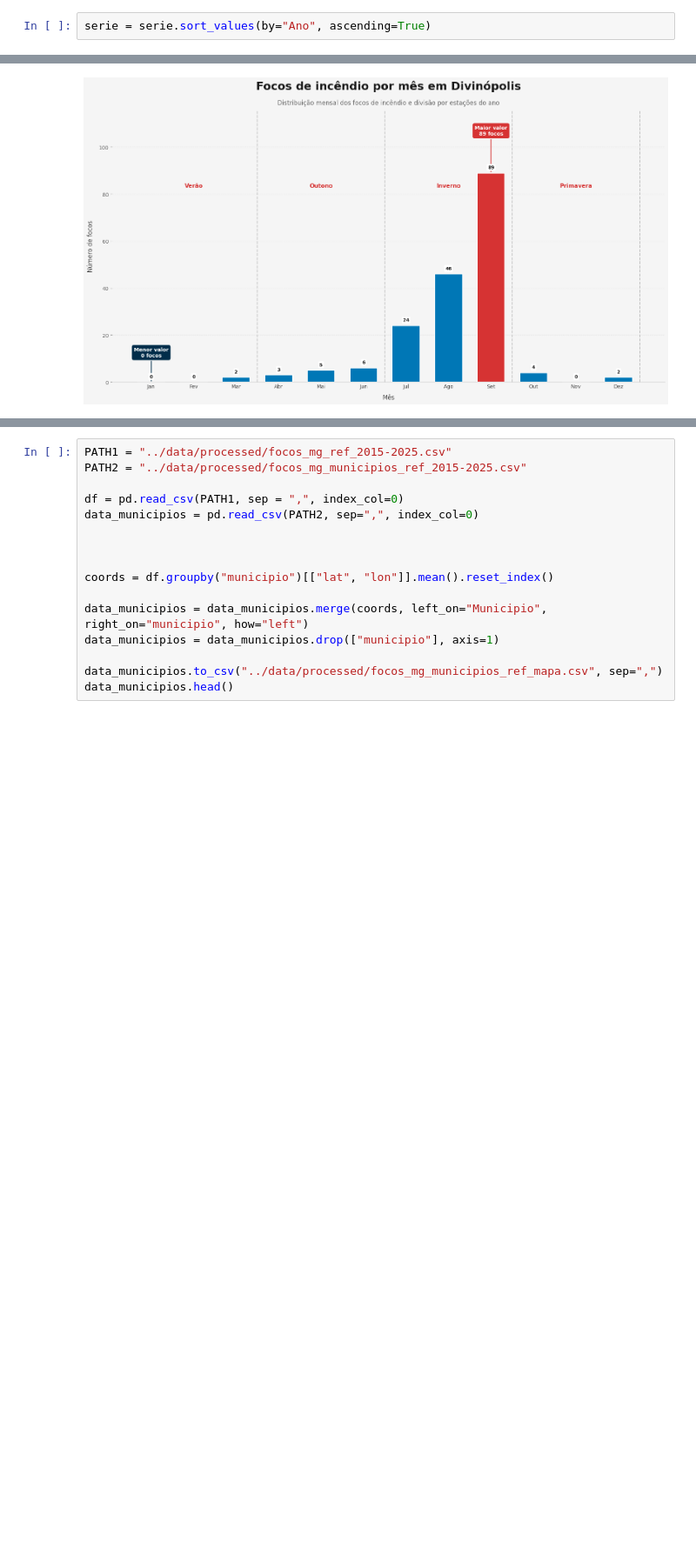
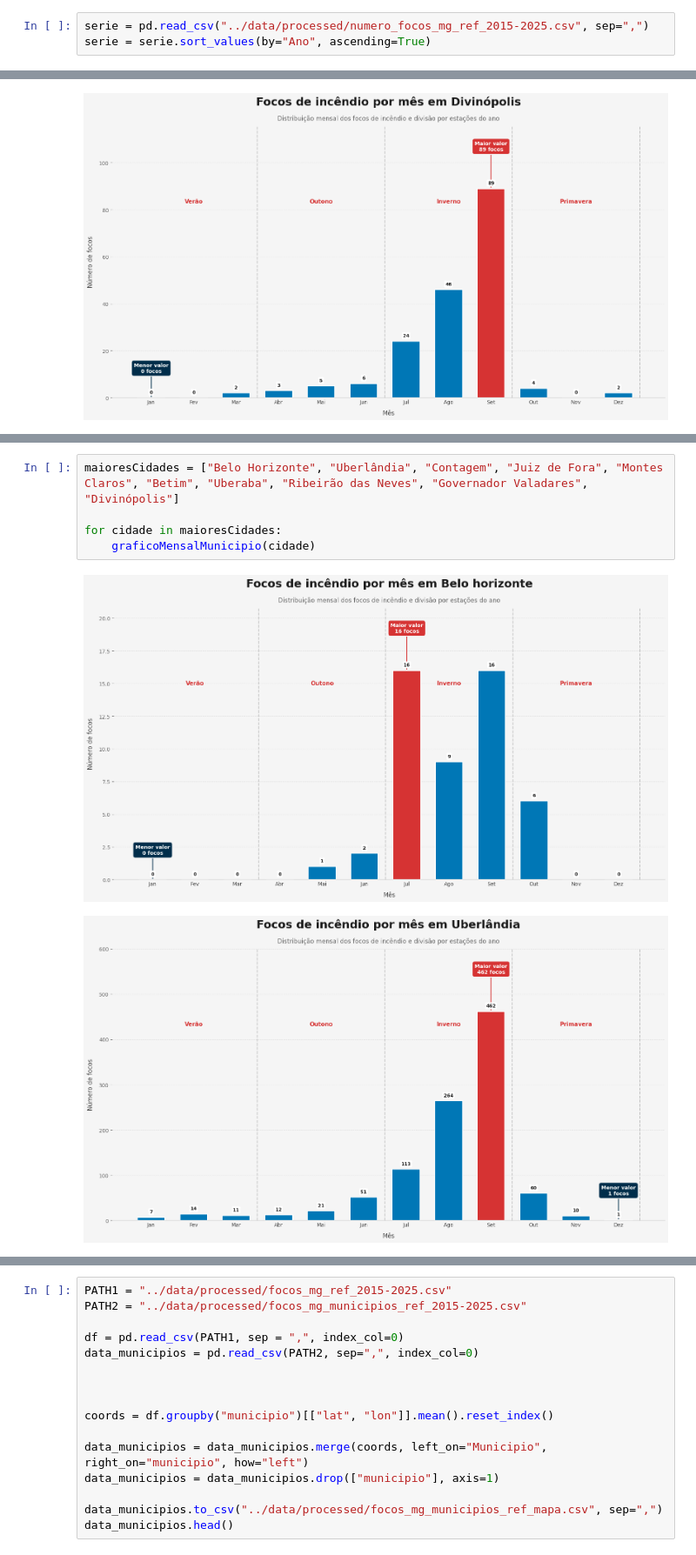
Before and after one commit to jvrezendem/analiseIncendioBR, a Jupyter notebook: notebooks/serieHistorica.ipynb, the cells around one changed output, grey strips where cells are left out. Shown at 87% size. Cells and saved outputs as stored; diff of their text form; blank space fills up the shorter version.

Commit message:
add: atualizaçao das funções de criaçao dos graficos

```diff
--- a/notebooks/serieHistorica.ipynb
+++ b/notebooks/serieHistorica.ipynb
@@ -57,4 +55,5 @@ serie.head()
 | 3 | 2022 | 7790 |
 | 4 | 2021 | 12110 |
 # %%
+serie = pd.read_csv("../data/processed/numero_focos_mg_ref_2015-2025.csv", sep=",")
 serie = serie.sort_values(by="Ano", ascending=True)
@@ -1183,0 +1349,8 @@ if municipio in listaMunicipios:
+# %%
+maioresCidades = ["Belo Horizonte", "Uberlândia", "Contagem", "Juiz de Fora", "Montes Claros", "Betim", "Uberaba", "Ribeirão das Neves", "Governador Valadares", "Divinópolis"]
+
+for cidade in maioresCidades:
+    graficoMensalMunicipio(cidade)
+# %% [output]
+[figure, added]
+[figure, added]
```
Also changed, not shown: parts of 8 cells of this notebook, 1 other file.
